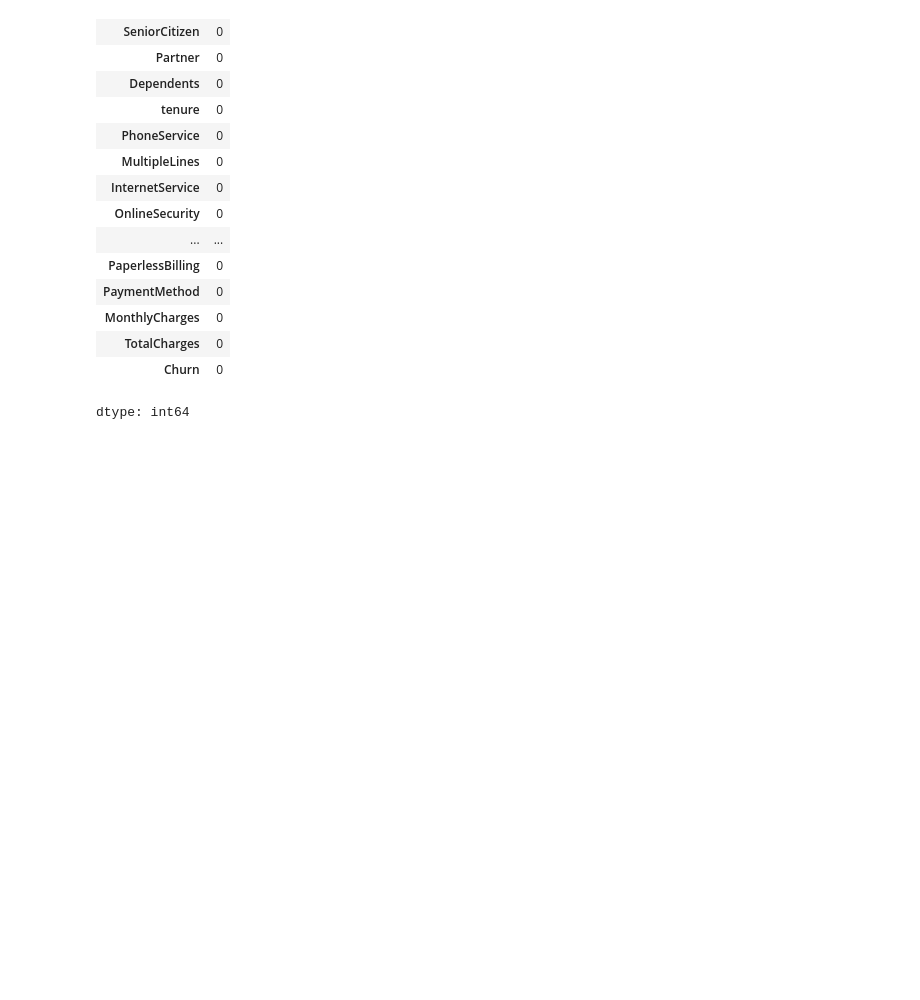
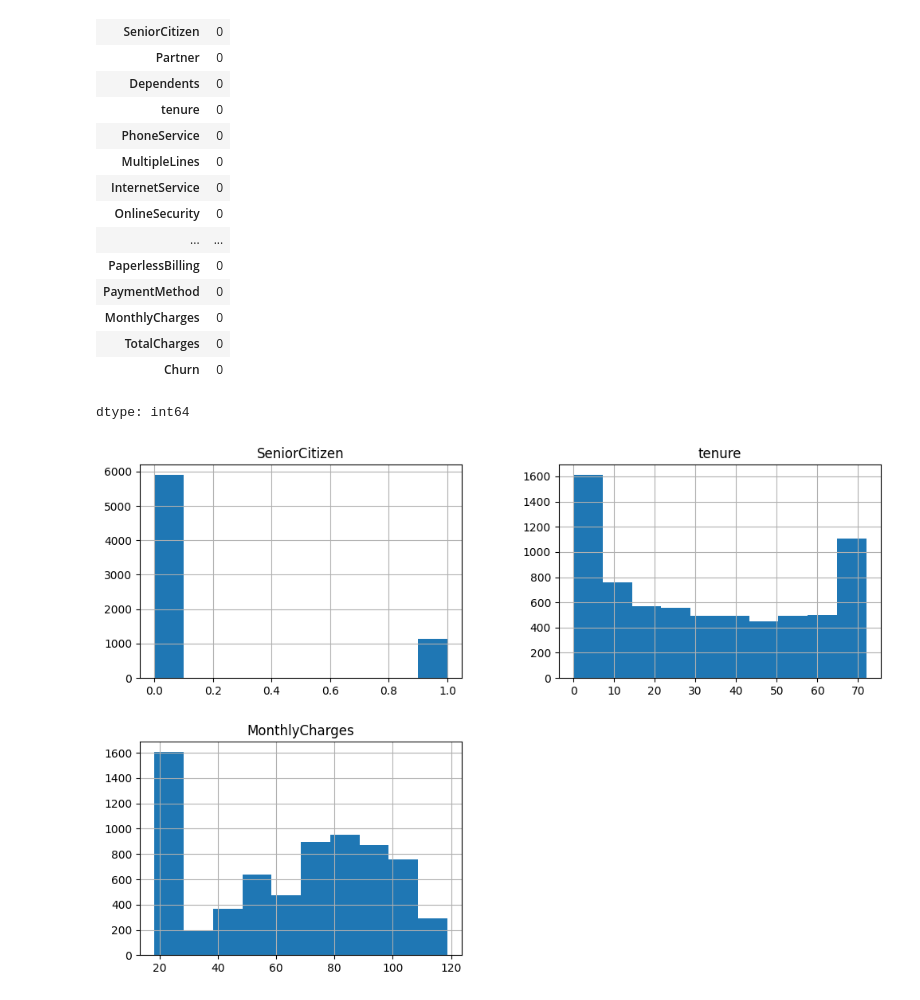
Before and after one commit to viduliyanage7/ML-CW, a Jupyter notebook: cw.ipynb, the cells around one changed output. Saved outputs shown, nothing was run; the diff lists cells and outputs as text; code cells hidden in the pictures; blank space fills up the shorter version.

```diff
--- a/cw.ipynb
+++ b/cw.ipynb
@@ -66,3 +66,9 @@ df.isnull().sum()
 | TotalCharges | 0 |
 | Churn | 0 |
 dtype: int64
+# %%
+import matplotlib.pyplot as plt
+df.hist(figsize=(12,8))
+plt.show()
+# %% [output]
+[figure, added]
```
Also changed, not shown: parts of 16 cells of this notebook.
